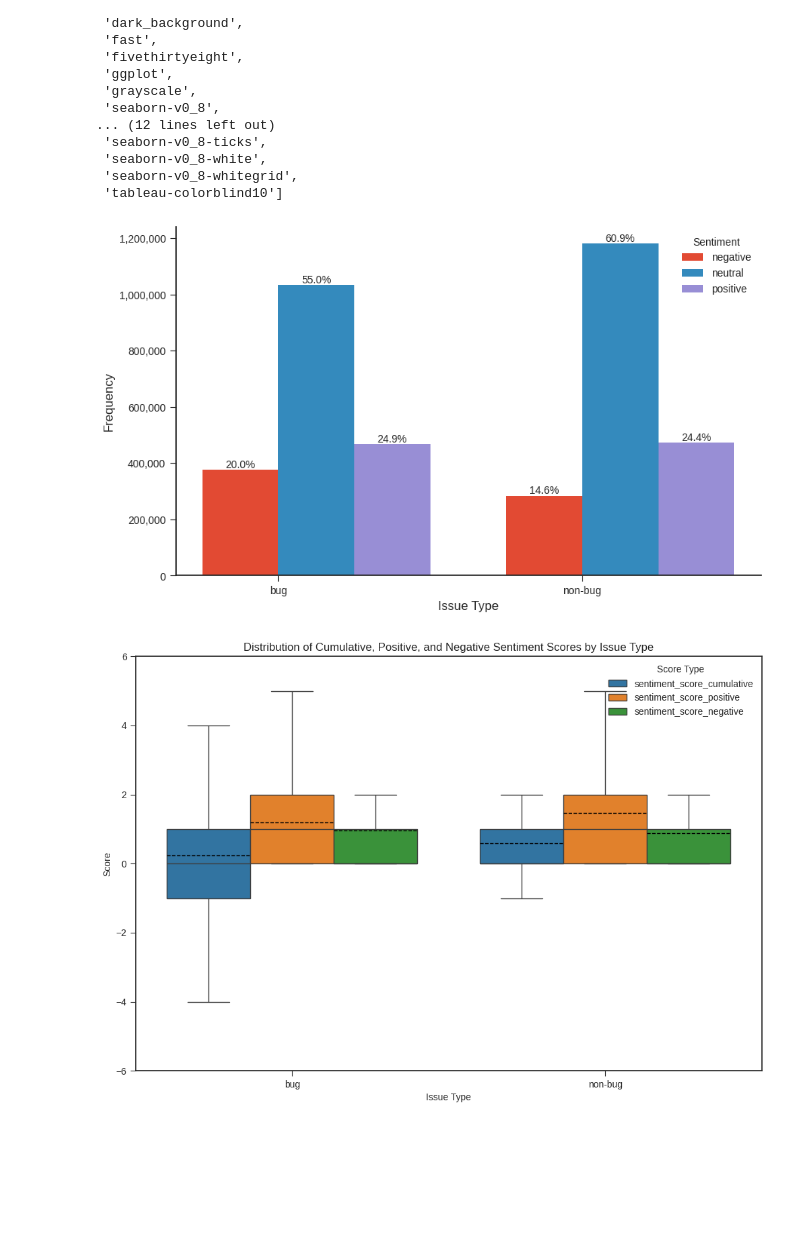
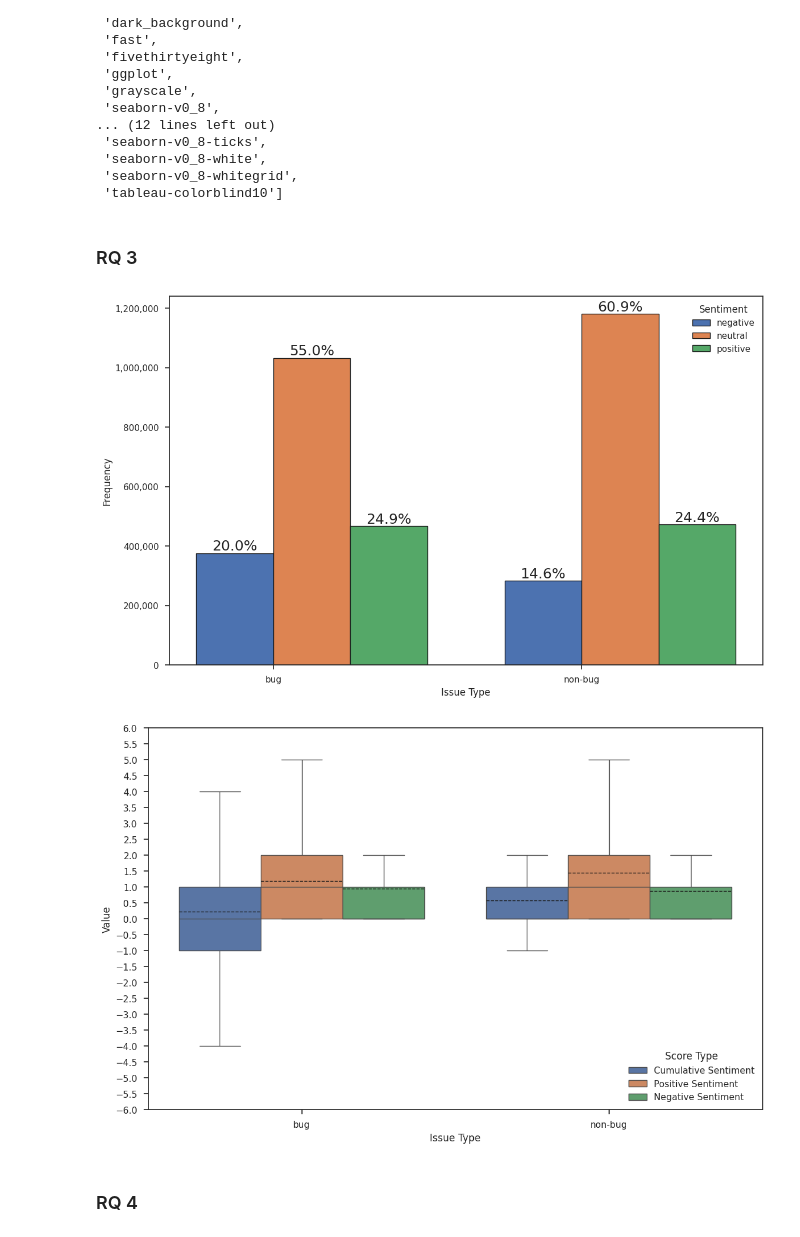
Before and after one commit to raianmr/seBERT, a Jupyter notebook: notebooks/RQs.ipynb, the cells around one changed output. Saved outputs shown, nothing was run; the diff lists cells and outputs as text; code cells hidden in the pictures; blank space fills up the shorter version.

```diff
--- a/notebooks/RQs.ipynb
+++ b/notebooks/RQs.ipynb
@@ -287,11 +286,14 @@ plt.style.available
  'tableau-colorblind10']
 # %%
 plt.style.use('seaborn-v0_8-ticks')
+sns.set_theme(style="ticks")
+# %% [markdown]
+### RQ 3
 # %%
 grouped = rq34.groupby(['issuetype', 'text_sentiment']).size().unstack(fill_value=0)
 grouped_percent = grouped.div(grouped.sum(axis=1), axis=0) * 100
 
-plt.figure(figsize=(10, 6))
+plt.figure(figsize=(12, 8))
 
 sentiments = grouped.columns
 issue_types = grouped.index
@@ -302,10 +304,10 @@ bar_positions = list(range(len(issue_types)))
 for i, sentiment in enumerate(sentiments):
     offset = i * bar_width - bar_width / 2
 
-    bars = plt.bar([pos + offset for pos in bar_positions], grouped[sentiment], width=bar_width, label=sentiment)
+    bars = plt.bar([pos + offset for pos in bar_positions], grouped[sentiment], width=bar_width, label=sentiment, edgecolor='k')
 
     for bar, pct in zip(bars, grouped_percent[sentiment]):
-        plt.text(bar.get_x() + bar.get_width() / 2, bar.get_height() + 1, f'{pct:.1f}%', ha='center', va='bottom', fontsize=10)
+        plt.text(bar.get_x() + bar.get_width() / 2, bar.get_height() + 1, f'{pct:.1f}%', ha='center', va='bottom', fontsize=18)
 
 
 # Customize plot
@@ -314,71 +316,45 @@ plt.ylabel('Frequency')
 # plt.title('Sentiment Frequencies by Issue Type')
 plt.xticks(bar_positions, issue_types)
 plt.legend(title='Sentiment', loc='upper right')
-plt.gca().spines['top'].set_visible(False)
-plt.gca().spines['right'].set_visible(False)
 plt.gca().get_xaxis().tick_bottom()
 plt.gca().get_yaxis().tick_left()
-plt.gca().get_yaxis().set_major_formatter(FuncFormatter(lambda x, p: format(int(x), ',')))
+plt.gca().get_yaxis().set_major_formatter(ticker.FuncFormatter(lambda x, p: format(int(x), ',')))
 plt.grid(False)
 plt.show()
 # %% [output]
-[figure, old version]
+[figure, new version]
 # %%
 df = rq34_issues
 
 melted = pd.melt(
     df,
     id_vars=['issuetype'],
     value_vars=['sentiment_score_cumulative', 'sentiment_score_positive', 'sentiment_score_negative'],
     var_name='score_type',
     value_name='score'
 )
 
+# rename score types
+melted['score_type'] = melted['score_type'].map({
+    'sentiment_score_cumulative': 'Cumulative Sentiment',
+    'sentiment_score_positive': 'Positive Sentiment',
+    'sentiment_score_negative': 'Negative Sentiment'
+})
+
 plt.figure(figsize=(12, 8))
 sns.boxplot(x='issuetype', y='score', hue='score_type', data=melted, showmeans=True, meanline=True, fliersize=0,
             meanprops={'linestyle': '--', 'linewidth': 1, 'color': 'k'})
-plt.title('Distribution of Cumulative, Positive, and Negative Sentiment Scores by Issue Type')
+# plt.title('Distribution of mean positive, negative, and cumulative sentiment scores for issue types.')
 plt.xlabel('Issue Type')
-plt.ylabel('Score')
+plt.ylabel('Value')
 plt.ylim(-6, 6)
-plt.legend(title='Score Type', loc='upper right')
+plt.yticks(np.arange(-6, 6 + 0.5, 0.5))
+plt.legend(title='Score Type', loc='lower right')
 plt.show()
-
-# draw a box plot to show the distribution of cumulative, positive, negative sentiment score by issue type.
-
-# plt.figure(figsize=(10, 6))
-#
-# grouped = rq34.groupby(['issuetype', 'sentiment_score_cumulative', 'sentiment_score_positive', 'sentiment_score_negative']).size().reset_index(name='count')
-#
-# # Melt the dataframe for easy plotting
-# melted = pd.melt(grouped, id_vars='issuetype', value_vars=['sentiment_score_positive', 'sentiment_score_negative', 'sentiment_score_cumulative'], var_name='score_type', value_name='score')
-#
-# # Create the box plot
-# plt.figure(figsize=(10, 6))
-# sns.boxplot(x='score_type', y='score', hue='issuetype', data=melted)
-# plt.title('Distribution of Cumulative, Positive, and Negative Sentiment Scores by Issue Type')
-# plt.xlabel('Score Type')
-# plt.ylabel('Score')
-# plt.legend(title='Issue Type')
-# plt.show()
-#
-
-
-
-# plt.figure(figsize=(10, 6))
-#
-# boxplot = rq34.boxplot(column=['sentiment_score_cumulative', 'sentiment_score_positive', 'sentiment_score_negative'], by='issuetype', figsize=(10, 6))
-#
-# plt.xlabel('Issue Type')
-# plt.ylabel('Sentiment Score')
-# # plt.title('Sentiment Score Distribution by Issue Type')
-# plt.gca().spines['top'].set_visible(False)
-# plt.gca().spines['right'].set_visible(False)
-# plt.gca().get_xaxis().tick_bottom()
-# plt.gca().get_yaxis().tick_left()
-# plt.show()
 # %% [output]
-[figure, old version]
+[figure, new version]
+# %% [markdown]
+### RQ 4
 # %%
 grouped = rq34.groupby(['priority', 'text_sentiment']).size().unstack(fill_value=0)
 grouped_percent = grouped.div(grouped.sum(axis=1), axis=0) * 100
```
Also changed, not shown: parts of 6 cells of this notebook.
